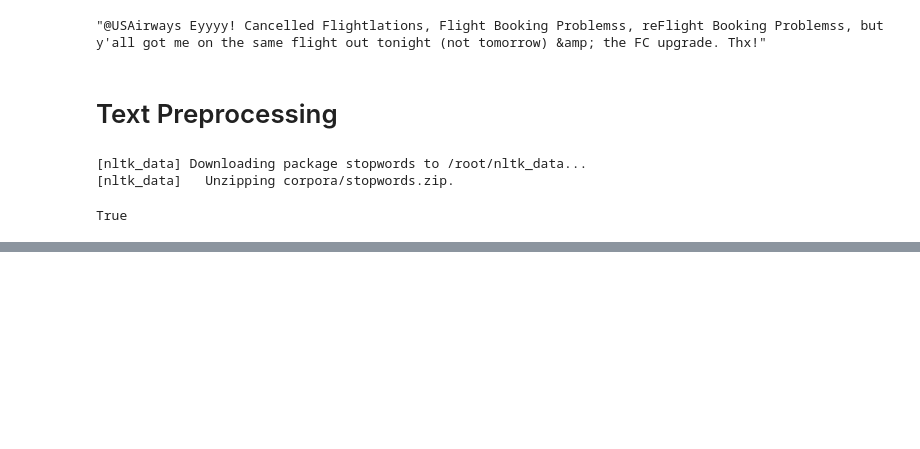
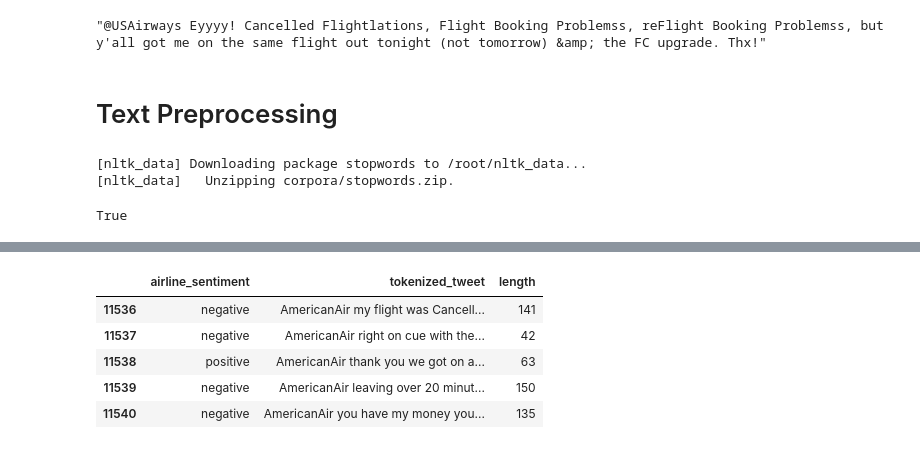
Before and after one commit to sagar2582/Sentiment-Analysis-of-Tweets, a Jupyter notebook: Tweets(Sentimental_Analysis).ipynb, the cells around one changed output, grey strips where cells are left out. Saved outputs shown, nothing was run; the diff lists cells and outputs as text; code cells hidden in the pictures; blank space fills up the shorter version.

```diff
--- a/Tweets(Sentimental_Analysis).ipynb
+++ b/Tweets(Sentimental_Analysis).ipynb
@@ -140,0 +172,9 @@ stopset = stopwords.words('english')
+# %%
+tweet.tail()
+# %% [output]
+|  | airline_sentiment | tokenized_tweet | length |
+| 11536 | negative | AmericanAir my flight was Cancell... | 141 |
+| 11537 | negative | AmericanAir right on cue with the... | 42 |
+| 11538 | positive | AmericanAir thank you we got on a... | 63 |
+| 11539 | negative | AmericanAir leaving over 20 minut... | 150 |
+| 11540 | negative | AmericanAir you have my money you... | 135 |
```
Also changed, not shown: parts of 19 cells of this notebook.
